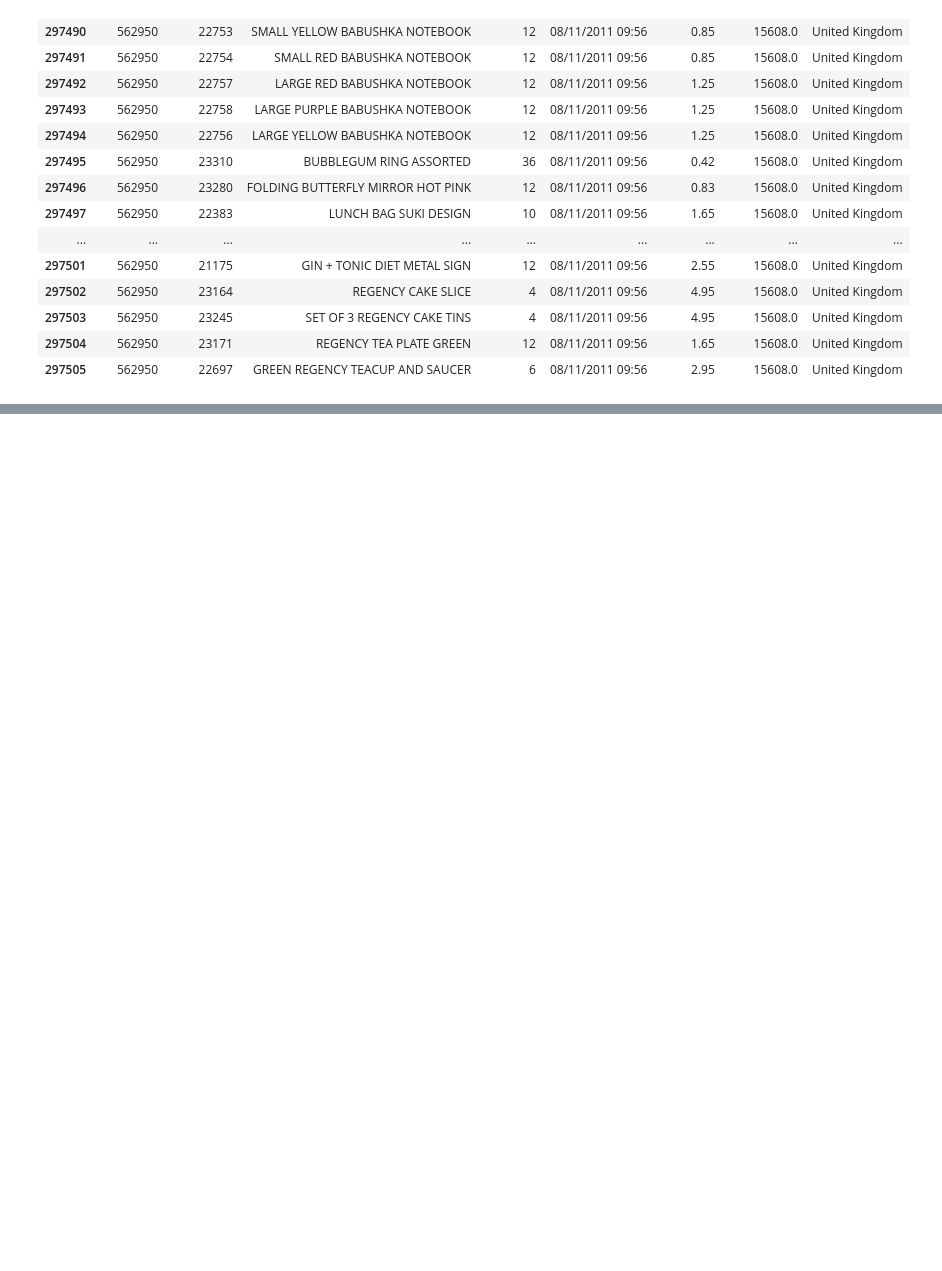
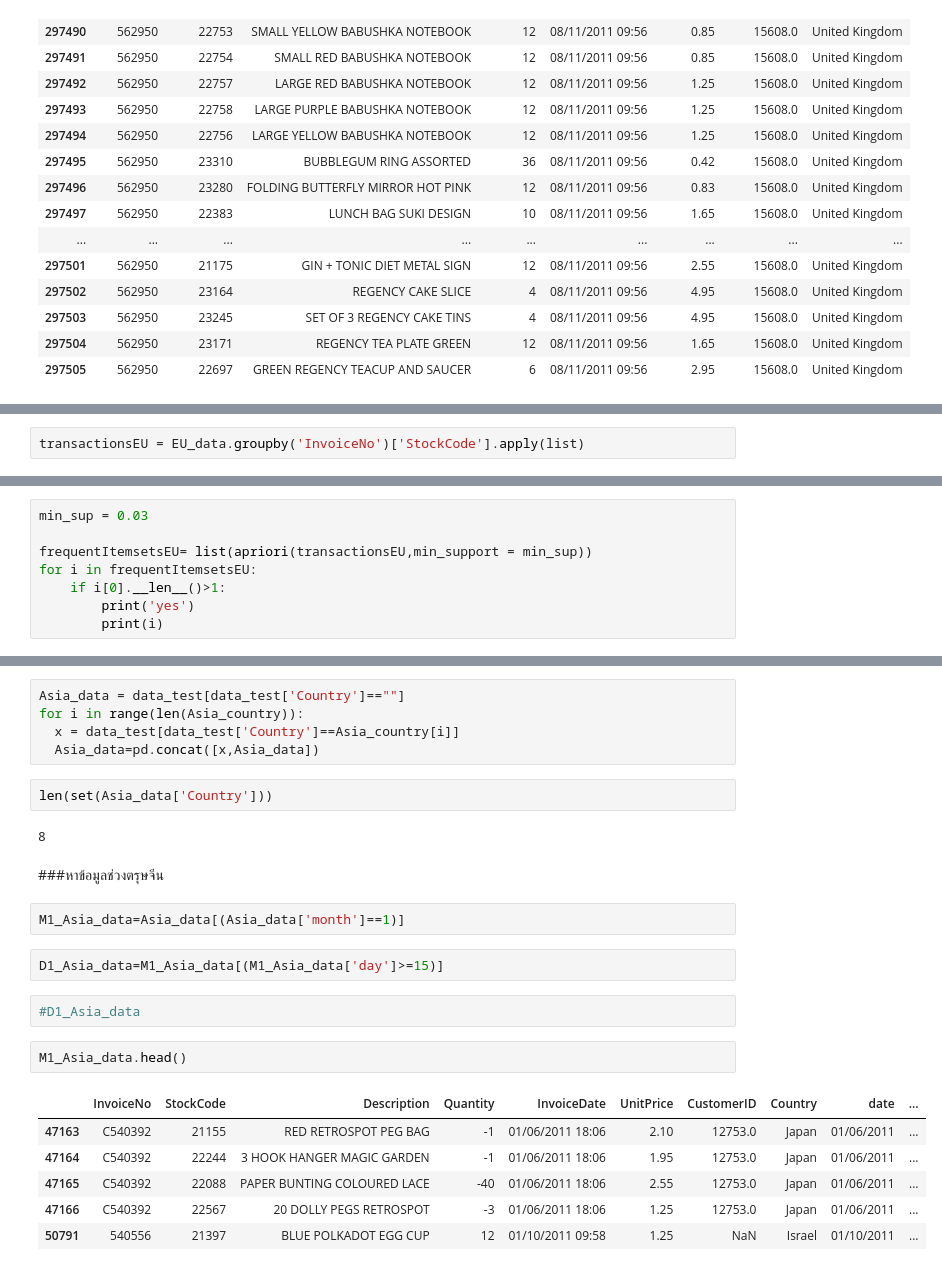
Before and after one commit to Ratchanontt/BSC_DPDM23, a Jupyter notebook: Frequent_Patterns_(Association_Rules).ipynb, the cells around one changed output, grey strips where cells are left out. Cells and saved outputs as stored; diff of their text form; blank space fills up the shorter version.

```diff
--- a/Frequent_Patterns_(Association_Rules).ipynb
+++ b/Frequent_Patterns_(Association_Rules).ipynb
@@ -251,0 +449,2 @@ data[data['InvoiceNo']=='562950']
+# %%
+transactionsEU = EU_data.groupby('InvoiceNo')['StockCode'].apply(list)
@@ -251,0 +454,8 @@ data[data['InvoiceNo']=='562950']
+# %%
+min_sup = 0.03
+
+frequentItemsetsEU= list(apriori(transactionsEU,min_support = min_sup))
+for i in frequentItemsetsEU:
+    if i[0].__len__()>1:
+        print('yes')
+        print(i)
@@ -251,0 +471,26 @@ data[data['InvoiceNo']=='562950']
+# %%
+Asia_data = data_test[data_test['Country']==""]
+for i in range(len(Asia_country)):
+  x = data_test[data_test['Country']==Asia_country[i]]
+  Asia_data=pd.concat([x,Asia_data])
+# %%
+len(set(Asia_data['Country']))
+# %% [output]
+8
+# %% [markdown]
+###หาข้อมูลช่วงตรุษจีน
+# %%
+M1_Asia_data=Asia_data[(Asia_data['month']==1)]
+# %%
+D1_Asia_data=M1_Asia_data[(M1_Asia_data['day']>=15)]
+# %%
+#D1_Asia_data
+# %%
+M1_Asia_data.head()
+# %% [output]
+|  | InvoiceNo | StockCode | Description | Quantity | InvoiceDate | UnitPrice | CustomerID | Country | date | ... |
+| 47163 | C540392 | 21155 | RED RETROSPOT PEG BAG | -1 | 01/06/2011 18:06 | 2.10 | 12753.0 | Japan | 01/06/2011 | ... |
+| 47164 | C540392 | 22244 | 3 HOOK HANGER MAGIC GARDEN | -1 | 01/06/2011 18:06 | 1.95 | 12753.0 | Japan | 01/06/2011 | ... |
+| 47165 | C540392 | 22088 | PAPER BUNTING COLOURED LACE | -40 | 01/06/2011 18:06 | 2.55 | 12753.0 | Japan | 01/06/2011 | ... |
+| 47166 | C540392 | 22567 | 20 DOLLY PEGS RETROSPOT | -3 | 01/06/2011 18:06 | 1.25 | 12753.0 | Japan | 01/06/2011 | ... |
+| 50791 | 540556 | 21397 | BLUE POLKADOT EGG CUP | 12 | 01/10/2011 09:58 | 1.25 | NaN | Israel | 01/10/2011 | ... |
```
Also changed, not shown: parts of 72 cells of this notebook.
